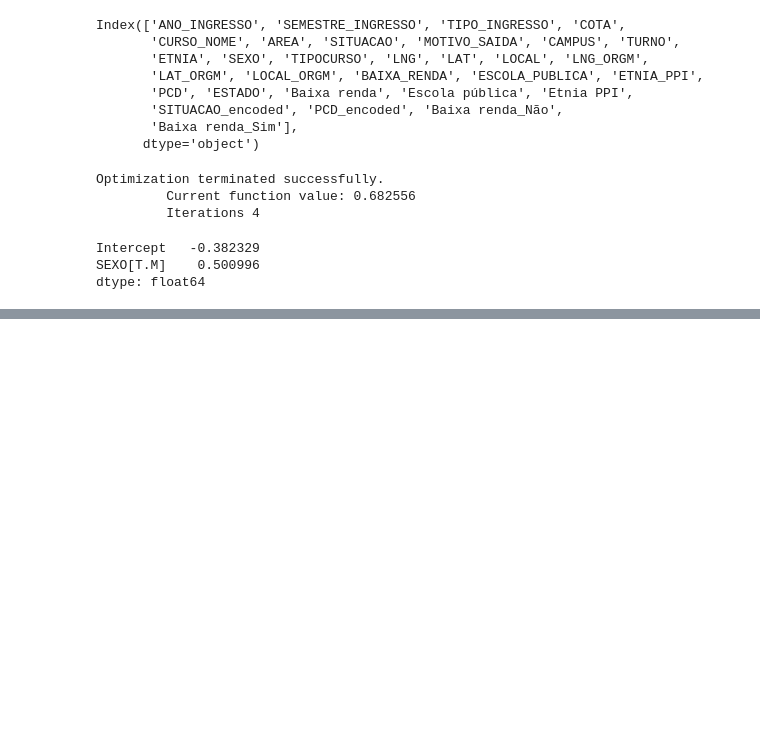
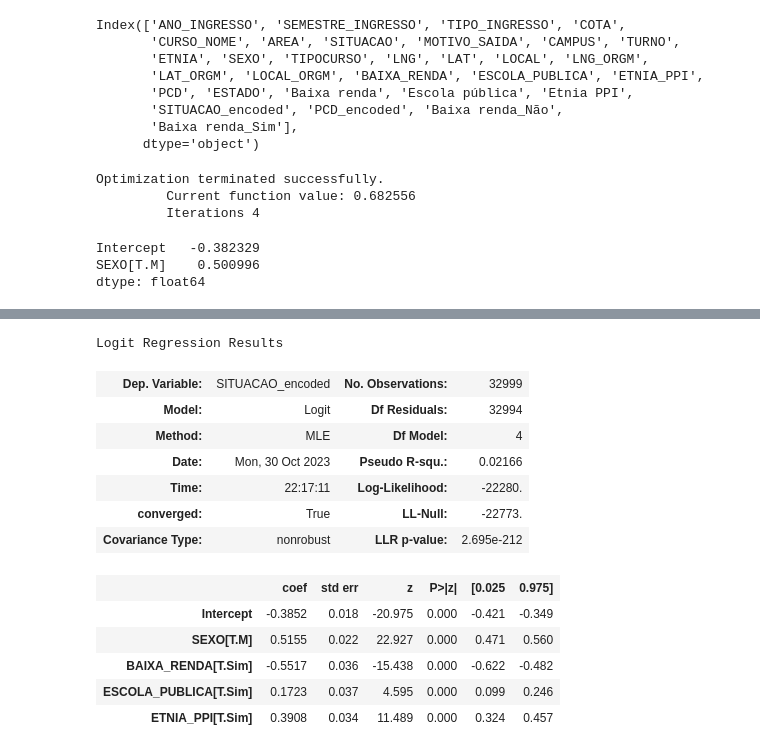
Before and after one commit to heliomacedofilho/projetos-do-bootcamp-analise-de-dados-enap-2023, a Jupyter notebook: analise_da_evasao_estudantil/projeto_final_THAIS.ipynb, the cells around one changed output, grey strips where cells are left out. Saved outputs shown, nothing was run; the diff lists cells and outputs as text; code cells hidden in the pictures; blank space fills up the shorter version.

```diff
--- a/analise_da_evasao_estudantil/projeto_final_THAIS.ipynb
+++ b/analise_da_evasao_estudantil/projeto_final_THAIS.ipynb
@@ -490,2 +517,19 @@ Logit Regression Results
+# %%
+model4.summary()
+# %% [output]
+Logit Regression Results
+| Dep. Variable: | SITUACAO_encoded | No. Observations: | 32999 |
+| Model: | Logit | Df Residuals: | 32994 |
+| Method: | MLE | Df Model: | 4 |
+| Date: | Mon, 30 Oct 2023 | Pseudo R-squ.: | 0.02166 |
+| Time: | 22:17:11 | Log-Likelihood: | -22280. |
+| converged: | True | LL-Null: | -22773. |
+| Covariance Type: | nonrobust | LLR p-value: | 2.695e-212 |
+|  | coef | std err | z | P>|z| | [0.025 | 0.975] |
+| Intercept | -0.3852 | 0.018 | -20.975 | 0.000 | -0.421 | -0.349 |
+| SEXO[T.M] | 0.5155 | 0.022 | 22.927 | 0.000 | 0.471 | 0.560 |
+| BAIXA_RENDA[T.Sim] | -0.5517 | 0.036 | -15.438 | 0.000 | -0.622 | -0.482 |
+| ESCOLA_PUBLICA[T.Sim] | 0.1723 | 0.037 | 4.595 | 0.000 | 0.099 | 0.246 |
+| ETNIA_PPI[T.Sim] | 0.3908 | 0.034 | 11.489 | 0.000 | 0.324 | 0.457 |
 # %%
 import matplotlib.pyplot as plt
```
Also changed, not shown: parts of 7 cells of this notebook, 1 other file.
